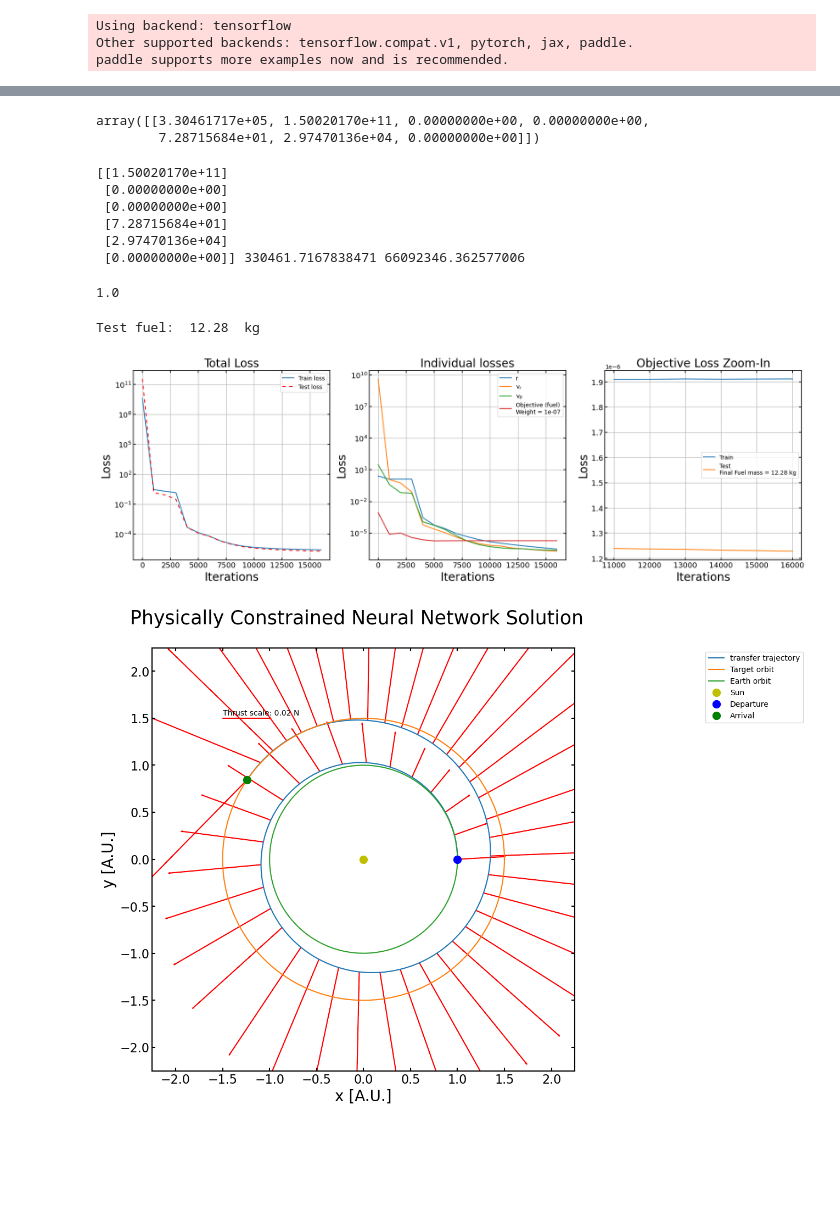
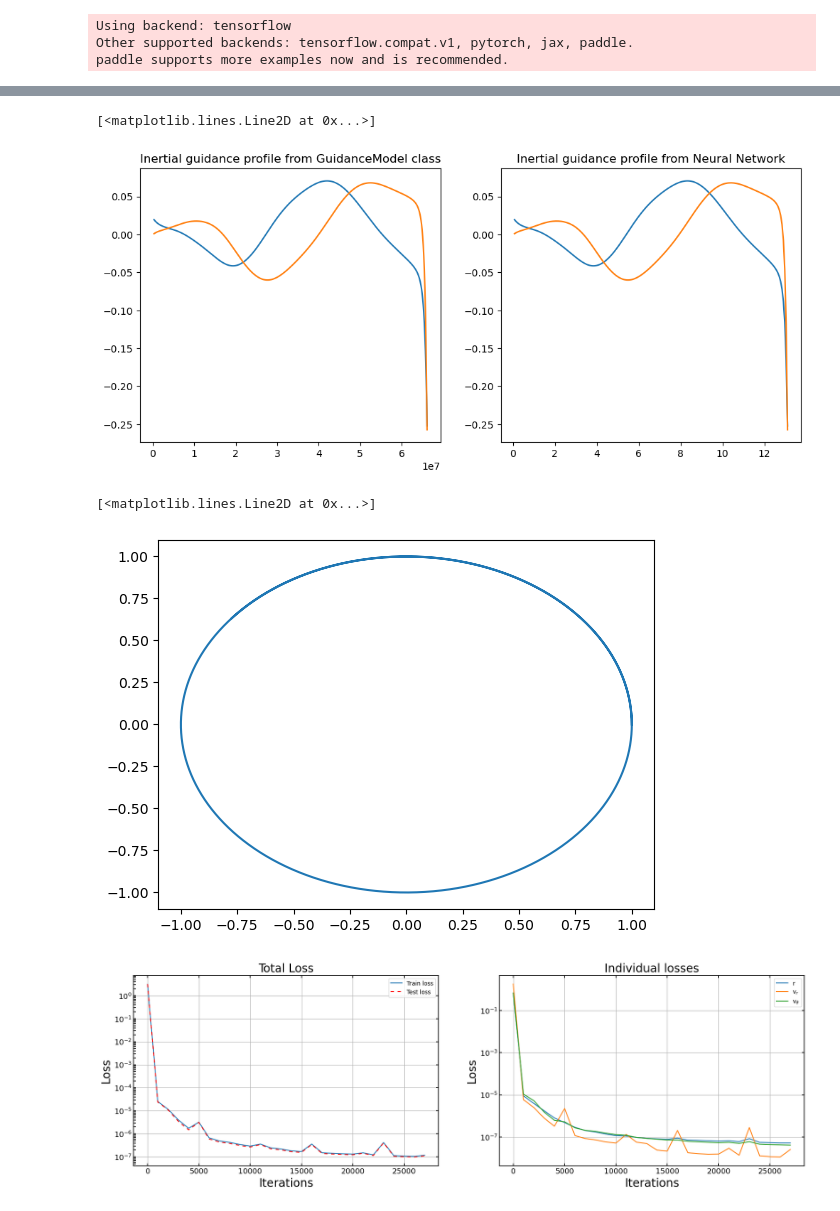
Before and after one commit to thomas7392/DOLPHINN, a Jupyter notebook: Experiments/inspect_dolphinn.ipynb, the cells around one changed output, grey strips where cells are left out. Cells and saved outputs as stored; diff of their text form; code cells hidden in the pictures; blank space fills up the shorter version.

```diff
--- a/Experiments/inspect_dolphinn.ipynb
+++ b/Experiments/inspect_dolphinn.ipynb
@@ -27,7 +26,7 @@ Using backend: tensorflow
 Other supported backends: tensorflow.compat.v1, pytorch, jax, paddle.
 paddle supports more examples now and is recommended.
 # %%
-problem2 = DOLPHINN.from_solution("../Data/test/", verbose = True)
+problem = DOLPHINN.from_solution("../Data/test/", verbose = True)
 # %% [output]
 [DOLPHINN] Initializing the DOLPHINN from old solution at: ../Data/test/
 [DOLPHINN][Warning] Upload of seed requested: initialisation will be overwritten by the solution
@@ -57,27 +66,36 @@ problem2.verify()
+# %%
+magnitude_function = problem.bench.GuidanceModel.getThrustMagnitude
+direction_function = problem.bench.GuidanceModel.getInertialThrustDirection
+
+time_arr = np.linspace(problem.states['NDcartesian'][0,0]*problem.data['time_scale'],
+                       problem.states['NDcartesian'][-1,0]*problem.data['time_scale'],
+                       1000)
+
+control = np.zeros((len(time_arr), 2))
+
+for i, time in enumerate(time_arr):
+    magnitude = magnitude_function(time)
+    direction = direction_function(time)
+    control[i] = direction.reshape(1, -1)[0] * magnitude
+
+fig, axes = plt.subplots(1, 2, figsize = (12, 5))
+axes[0].set_title("Inertial guidance profile from GuidanceModel class")
+axes[0].plot(time_arr, control[:,0])
+axes[0].plot(time_arr, control[:,1])
+
+axes[1].set_title("Inertial guidance profile from Neural Network")
+axes[1].plot(problem.states['NDcartesian'][:,0], problem.states['NDcartesian'][:,-2])
+axes[1].plot(problem.states['NDcartesian'][:,0], problem.states['NDcartesian'][:,-1])
+# %% [output]
+[<matplotlib.lines.Line2D at 0x...>]
+[figure, added]
 # %%
-problem2.bench.states
+plt.plot(problem.bench.states['NDcartesian'][:,1], problem.bench.states['NDcartesian'][:,2])
 # %% [output]
-array([[3.30461717e+05, 1.50020170e+11, 0.00000000e+00, 0.00000000e+00,
-        7.28715684e+01, 2.97470136e+04, 0.00000000e+00]])
+[<matplotlib.lines.Line2D at 0x...>]
+[figure, added]
-# %%
-print(problem2.bench.initial_state,
-        problem2.bench.t0,
-        problem2.bench.tfinal)
-# %% [output]
-[[1.50020170e+11]
- [0.00000000e+00]
- [0.00000000e+00]
- [7.28715684e+01]
- [2.97470136e+04]
- [0.00000000e+00]] 330461.7167838471 66092346.362577006
-# %%
-constants.JULIAN_DAY / (24*60*60)
-# %% [output]
-1.0
 # %%
-plotting.plot_loss(problem2)
-plotting.plot_transfer(problem2)
+plotting.plot_loss(problem)
+#plotting.plot_transfer(problem)
 # %% [output]
-Test fuel:  12.28  kg
-[figure, old version]
+[figure, new version]
-[figure, removed]
```
Also changed, not shown: parts of 3 cells of this notebook, 2 other files.
